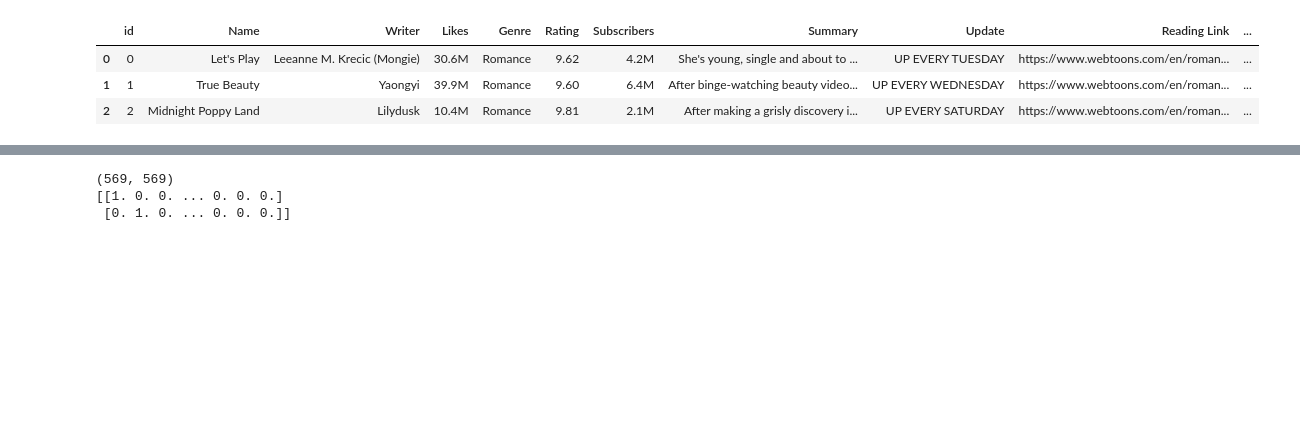
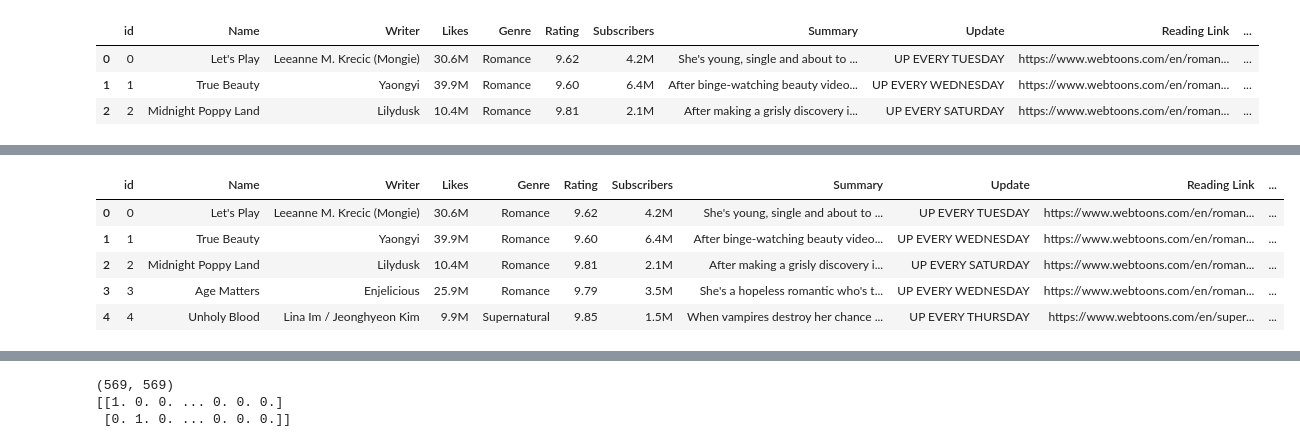
Before and after one commit to seungyeon38/Webtoon_recommendation_system, a Jupyter notebook: 코싸인유사도적용.ipynb, the cells around one changed output, grey strips where cells are left out. Saved outputs shown, nothing was run; the diff lists cells and outputs as text; code cells hidden in the pictures; blank space fills up the shorter version.

```diff
--- a/코싸인유사도적용.ipynb
+++ b/코싸인유사도적용.ipynb
@@ -247,3 +264,12 @@ None
+# %%
+comic.head(5)
+# %% [output]
+|  | id | Name | Writer | Likes | Genre | Rating | Subscribers | Summary | Update | Reading Link | ... |
+| 0 | 0 | Let's Play | Leeanne M. Krecic (Mongie) | 30.6M | Romance | 9.62 | 4.2M | She's young, single and about to ... | UP EVERY TUESDAY | https://www.webtoons.com/en/roman... | ... |
+| 1 | 1 | True Beauty | Yaongyi | 39.9M | Romance | 9.60 | 6.4M | After binge-watching beauty video... | UP EVERY WEDNESDAY | https://www.webtoons.com/en/roman... | ... |
+| 2 | 2 | Midnight Poppy Land | Lilydusk | 10.4M | Romance | 9.81 | 2.1M | After making a grisly discovery i... | UP EVERY SATURDAY | https://www.webtoons.com/en/roman... | ... |
+| 3 | 3 | Age Matters | Enjelicious | 25.9M | Romance | 9.79 | 3.5M | She's a hopeless romantic who's t... | UP EVERY WEDNESDAY | https://www.webtoons.com/en/roman... | ... |
+| 4 | 4 | Unholy Blood | Lina Im / Jeonghyeon Kim | 9.9M | Supernatural | 9.85 | 1.5M | When vampires destroy her chance ... | UP EVERY THURSDAY | https://www.webtoons.com/en/super... | ... |
 # %%
 comic_df = comic[['id','Name', 'Writer', 'Genre', 'Rating', 'Summary_Keywords',
                  'Summary_Keywords_3']]
```
Also changed, not shown: parts of 8 cells of this notebook.
